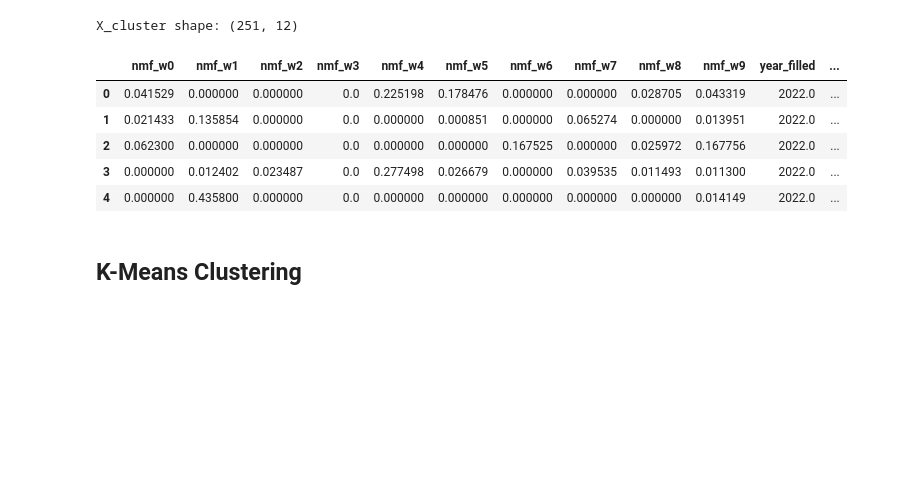
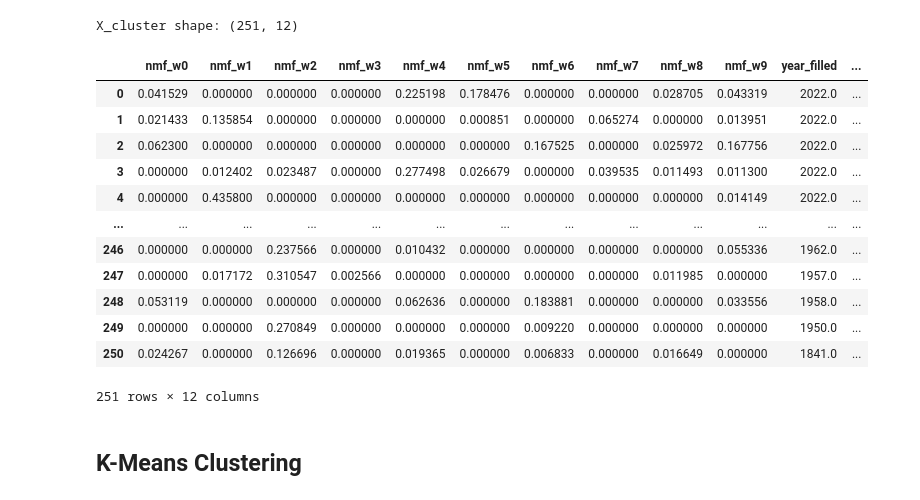
Before and after one commit to mqanaq/BA820-B1-Team13, a Jupyter notebook: MG/M2_Mohamad_Gong_Fair_Use_Data_Early_Analysis_and_Insights.ipynb, the cells around one changed output. Saved outputs shown, nothing was run; the diff lists cells and outputs as text; code cells hidden in the pictures; blank space fills up the shorter version.

```diff
--- a/MG/M2_Mohamad_Gong_Fair_Use_Data_Early_Analysis_and_Insights.ipynb
+++ b/MG/M2_Mohamad_Gong_Fair_Use_Data_Early_Analysis_and_Insights.ipynb
@@ -619,17 +617,23 @@ X_cluster shape: (251, 12)
 # %%
 # Create a labeled view of the clustering matrix for inspection
 cluster_cols = [f"nmf_w{i}" for i in range(10)] + ["year_filled", "text_wc"]
 cluster_df = pd.DataFrame(np.column_stack([W, year_filled, text_wc]), columns=cluster_cols)
 
-# Show a quick sample (raw, before scaling)
-cluster_df.head()
+cluster_df
 # %% [output]
 |  | nmf_w0 | nmf_w1 | nmf_w2 | nmf_w3 | nmf_w4 | nmf_w5 | nmf_w6 | nmf_w7 | nmf_w8 | nmf_w9 | year_filled | ... |
-| 0 | 0.041529 | 0.000000 | 0.000000 | 0.0 | 0.225198 | 0.178476 | 0.000000 | 0.000000 | 0.028705 | 0.043319 | 2022.0 | ... |
-| 1 | 0.021433 | 0.135854 | 0.000000 | 0.0 | 0.000000 | 0.000851 | 0.000000 | 0.065274 | 0.000000 | 0.013951 | 2022.0 | ... |
-| 2 | 0.062300 | 0.000000 | 0.000000 | 0.0 | 0.000000 | 0.000000 | 0.167525 | 0.000000 | 0.025972 | 0.167756 | 2022.0 | ... |
-| 3 | 0.000000 | 0.012402 | 0.023487 | 0.0 | 0.277498 | 0.026679 | 0.000000 | 0.039535 | 0.011493 | 0.011300 | 2022.0 | ... |
-| 4 | 0.000000 | 0.435800 | 0.000000 | 0.0 | 0.000000 | 0.000000 | 0.000000 | 0.000000 | 0.000000 | 0.014149 | 2022.0 | ... |
+| 0 | 0.041529 | 0.000000 | 0.000000 | 0.000000 | 0.225198 | 0.178476 | 0.000000 | 0.000000 | 0.028705 | 0.043319 | 2022.0 | ... |
+| 1 | 0.021433 | 0.135854 | 0.000000 | 0.000000 | 0.000000 | 0.000851 | 0.000000 | 0.065274 | 0.000000 | 0.013951 | 2022.0 | ... |
+| 2 | 0.062300 | 0.000000 | 0.000000 | 0.000000 | 0.000000 | 0.000000 | 0.167525 | 0.000000 | 0.025972 | 0.167756 | 2022.0 | ... |
+| 3 | 0.000000 | 0.012402 | 0.023487 | 0.000000 | 0.277498 | 0.026679 | 0.000000 | 0.039535 | 0.011493 | 0.011300 | 2022.0 | ... |
+| 4 | 0.000000 | 0.435800 | 0.000000 | 0.000000 | 0.000000 | 0.000000 | 0.000000 | 0.000000 | 0.000000 | 0.014149 | 2022.0 | ... |
+| ... | ... | ... | ... | ... | ... | ... | ... | ... | ... | ... | ... | ... |
+| 246 | 0.000000 | 0.000000 | 0.237566 | 0.000000 | 0.010432 | 0.000000 | 0.000000 | 0.000000 | 0.000000 | 0.055336 | 1962.0 | ... |
+| 247 | 0.000000 | 0.017172 | 0.310547 | 0.002566 | 0.000000 | 0.000000 | 0.000000 | 0.000000 | 0.011985 | 0.000000 | 1957.0 | ... |
+| 248 | 0.053119 | 0.000000 | 0.000000 | 0.000000 | 0.062636 | 0.000000 | 0.183881 | 0.000000 | 0.000000 | 0.033556 | 1958.0 | ... |
+| 249 | 0.000000 | 0.000000 | 0.270849 | 0.000000 | 0.000000 | 0.000000 | 0.009220 | 0.000000 | 0.000000 | 0.000000 | 1950.0 | ... |
+| 250 | 0.024267 | 0.000000 | 0.126696 | 0.000000 | 0.019365 | 0.000000 | 0.006833 | 0.000000 | 0.016649 | 0.000000 | 1841.0 | ... |
+251 rows × 12 columns
 # %% [markdown]
 ## K-Means Clustering
 # %% [markdown]
```
Also changed, not shown: parts of 3 cells of this notebook.
